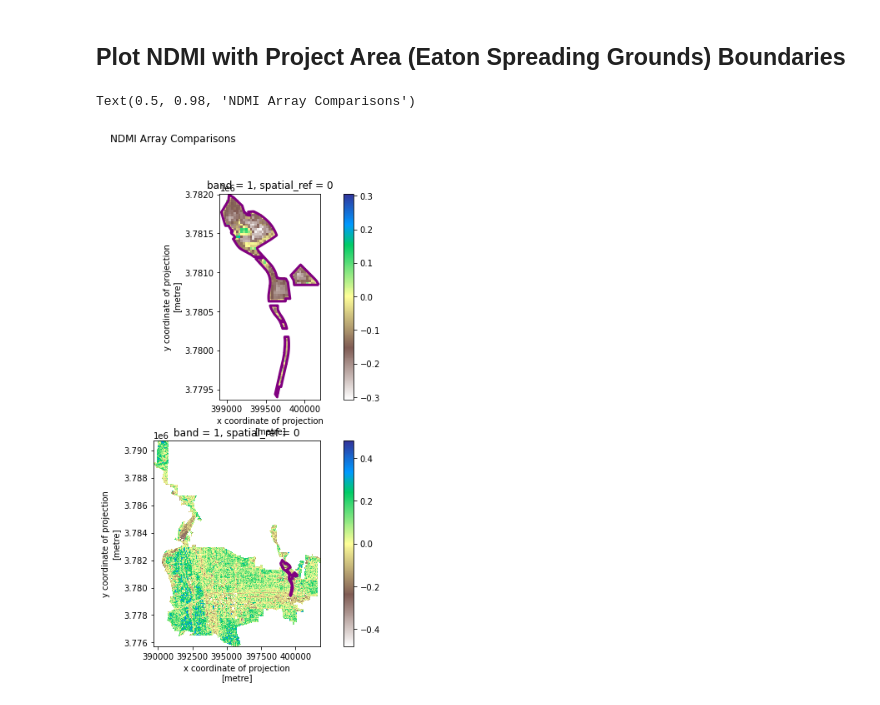
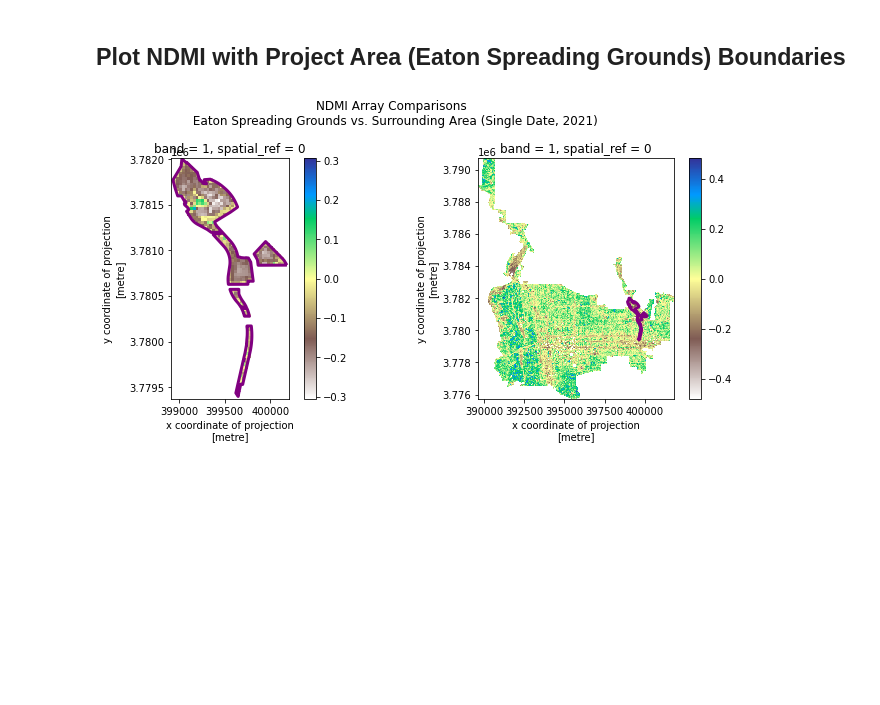
Before and after one commit to jensenwid/ea-capstone-2022, a Jupyter notebook: ea-capstone-workbook-2022.ipynb, the cells around one changed output. Cells and saved outputs as stored; diff of their text form; code cells hidden in the pictures; blank space fills up the shorter version.

```diff
--- a/ea-capstone-workbook-2022.ipynb
+++ b/ea-capstone-workbook-2022.ipynb
@@ -528,23 +546,24 @@ Looping through 2021363 - B11
 # %% [markdown]
 ## Plot NDMI with Project Area (Eaton Spreading Grounds) Boundaries ##
 # %%
-fig, (ax1, ax2) = plt.subplots(2,1, figsize=(10, 10))
+fig, (ax1, ax2) = plt.subplots(1,2, figsize=(10, 5))
 eaton_ndmi_df["ndmi"][0].plot.imshow(ax=ax1,
                                     cmap = "terrain_r")
 eaton_shape.plot(ax=ax1,
                        color='none',
                        linewidth = 3,
                        edgecolor = 'purple')
 
 la_ndmi_df["ndmi"][0].plot.imshow(ax=ax2,
                                  cmap = "terrain_r")
 eaton_shape.plot(ax=ax2,
                        color='none',
                        linewidth = 3,
                        edgecolor = 'purple')
 
-plt.suptitle("NDMI Array Comparisons")
+plt.suptitle("NDMI Array Comparisons \n Eaton Spreading Grounds vs. Surrounding Area (Single Date, 2021)")
+plt.tight_layout()
+plt.show()
 # %% [output]
-Text(0.5, 0.98, 'NDMI Array Comparisons')
-[figure, old version]
+[figure, new version]
 # %%
```
Also changed, not shown: parts of 8 cells of this notebook.
